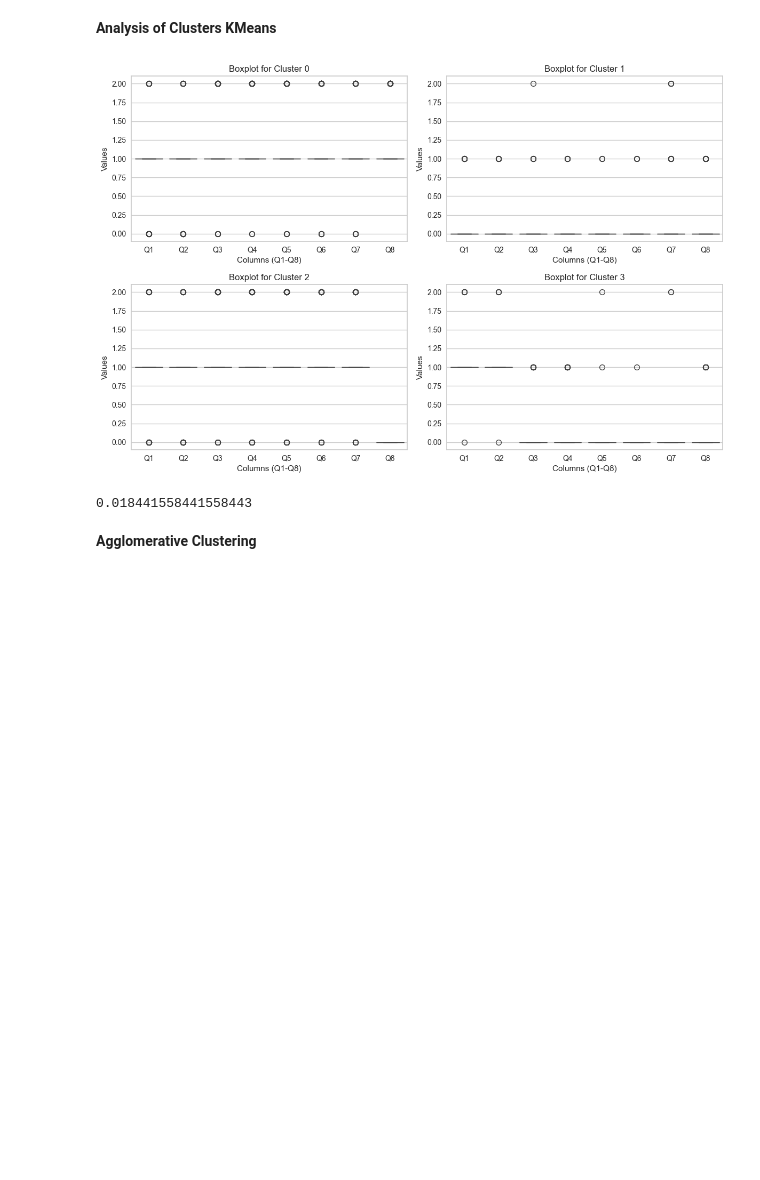
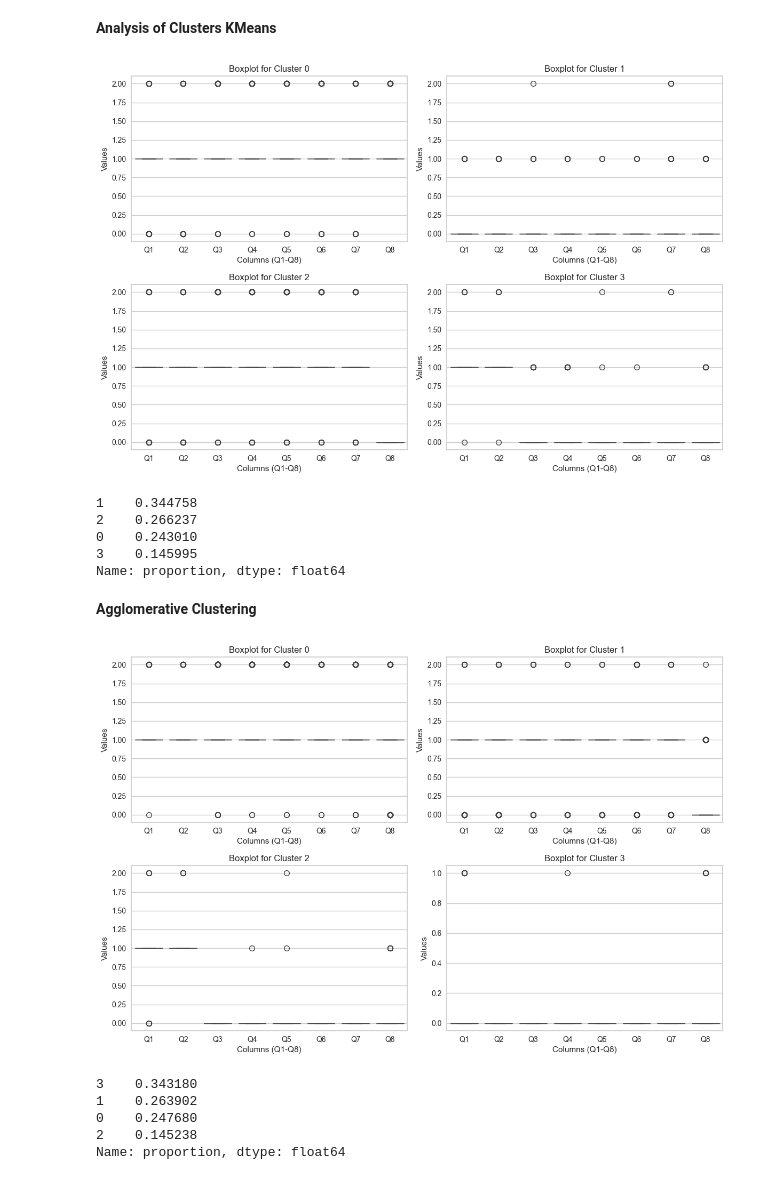
Before and after one commit to danihga/Jovia, a Jupyter notebook: Catholic Health/Clusteirng_V2.ipynb, the cells around one changed output. Saved outputs shown, nothing was run; the diff lists cells and outputs as text; code cells hidden in the pictures; blank space fills up the shorter version.

```diff
--- a/Catholic Health/Clusteirng_V2.ipynb
+++ b/Catholic Health/Clusteirng_V2.ipynb
@@ -250,15 +222,37 @@ def cluster_analysis(data: pd.DataFrame):
 **Analysis of Clusters KMeans**
 # %%
 km_data = data.copy()
+
+km_labels = do_clustering(data, method = 'KMeans', n_clusters = 4)
 
 km_data['Labels'] = km_labels
 
 cluster_analysis(km_data)
+
+pd.Series(km_labels).value_counts(normalize = True)
 # %% [output]
 [figure]
+1    0.344758
+2    0.266237
+0    0.243010
+3    0.145995
+Name: proportion, dtype: float64
-# %%
-71/3850
-# %% [output]
-0.018441558441558443
 # %% [markdown]
 **Agglomerative Clustering**
+# %%
+ac_clustering = data.copy()
+
+ac_labels = do_clustering(data, method = 'AgglomerativeClustering', n_clusters = 4)
+
+ac_clustering['Labels'] = ac_labels
+
+cluster_analysis(ac_clustering)
+
+pd.Series(ac_labels).value_counts(normalize = True)
+# %% [output]
+[figure, added]
+3    0.343180
+1    0.263902
+0    0.247680
+2    0.145238
+Name: proportion, dtype: float64
```
Also changed, not shown: parts of 13 cells of this notebook.
